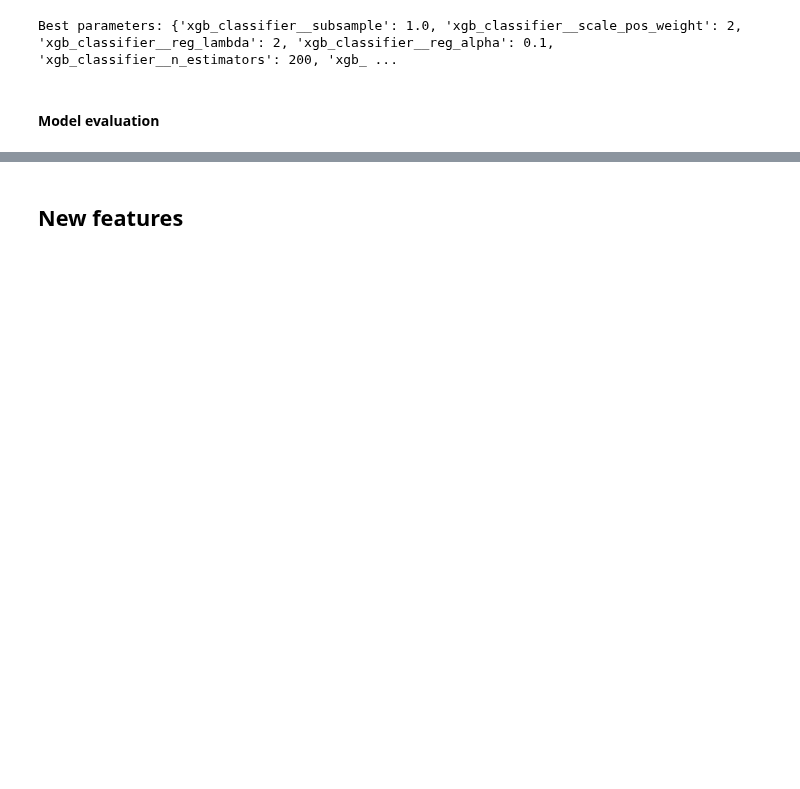
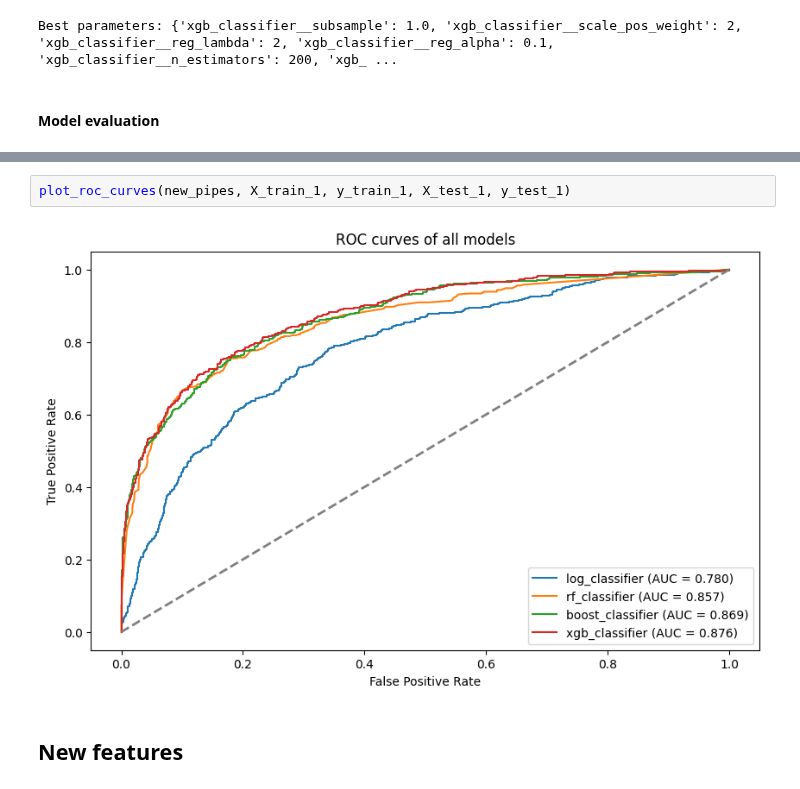
Before and after one commit to raydiwill/customers-churm-ml-app, a Jupyter notebook: notebook/best_model.ipynb, the cells around one changed output, grey strips where cells are left out. Drawn from its saved outputs; the diff is of its cells as text; blank space fills up the shorter version.

```diff
--- a/notebook/best_model.ipynb
+++ b/notebook/best_model.ipynb
@@ -916,2 +1209,6 @@ results_df_6
+# %%
+plot_roc_curves(new_pipes, X_train_1, y_train_1, X_test_1, y_test_1)
+# %% [output]
+[figure, added]
 # %% [markdown]
 ## New features
```
Also changed, not shown: parts of 55 cells of this notebook.
